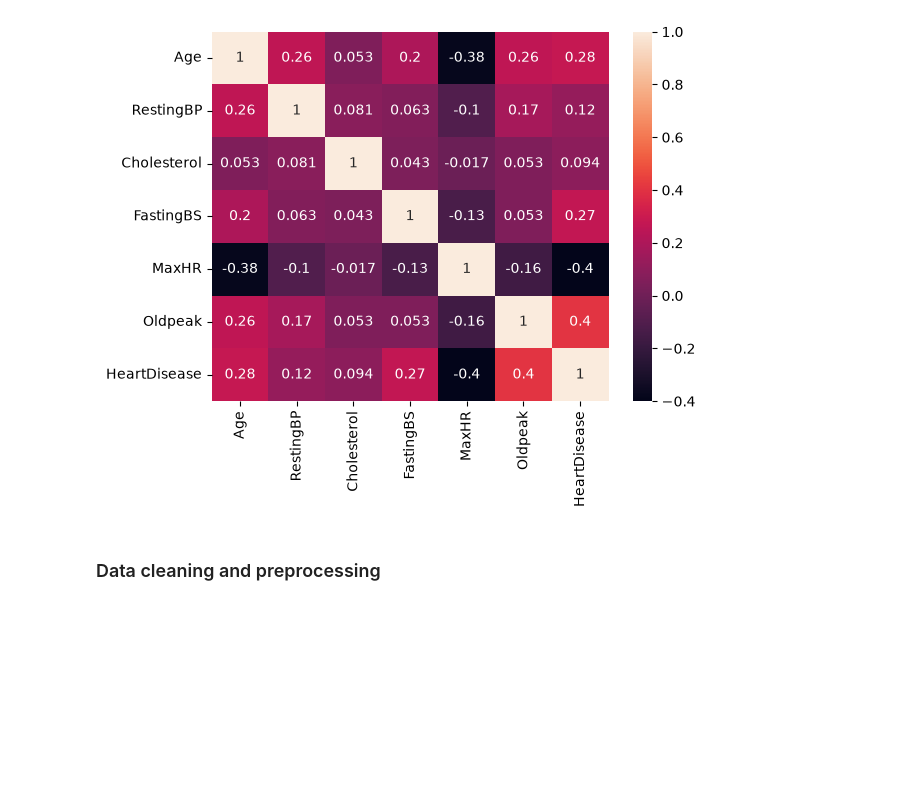
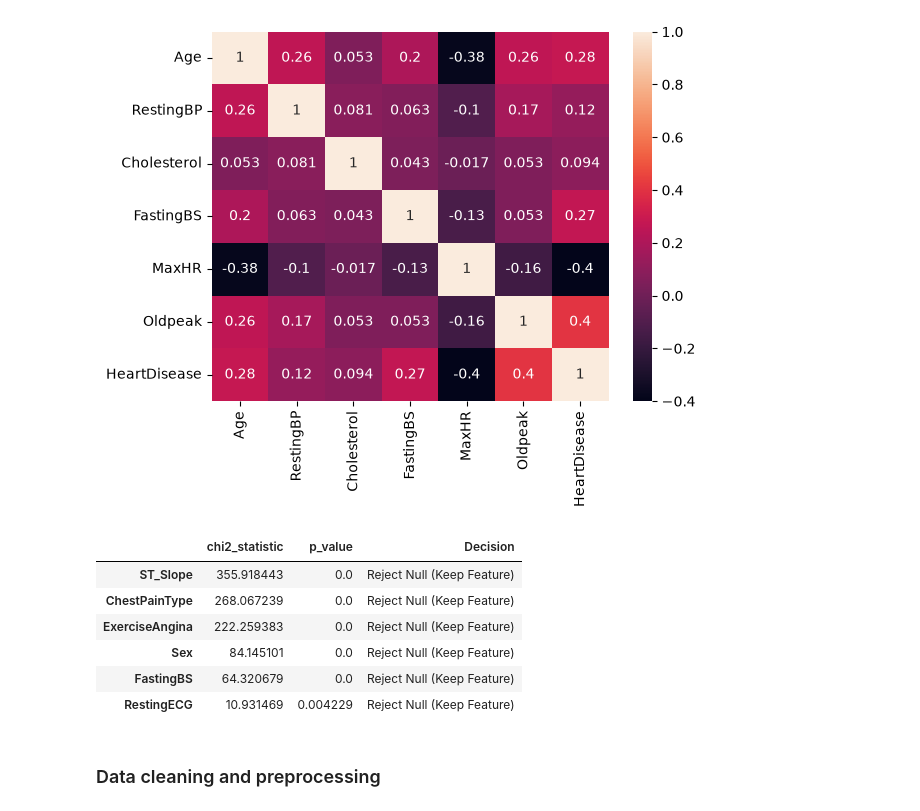
Before and after one commit to 0xshariq/machine-learning, a Jupyter notebook: src/machine_learning/part_1/heart.ipynb, the cells around one changed output. Saved outputs shown, nothing was run; the diff lists cells and outputs as text; code cells hidden in the pictures; blank space fills up the shorter version.

```diff
--- a/src/machine_learning/part_1/heart.ipynb
+++ b/src/machine_learning/part_1/heart.ipynb
@@ -248,6 +248,53 @@ sns.heatmap(df.corr(numeric_only=True),annot=True)
 # %% [output]
 <Axes: >
 [figure]
+# %%
+# Categorical features to test against the target
+cat_features = [
+    'Sex',
+    'ChestPainType',
+    'FastingBS',
+    'RestingECG',
+    'ExerciseAngina',
+    'ST_Slope'
+]
+
+alpha = 0.05
+
+chi2_results = {}
+
+for col in cat_features:
+    contingency = pd.crosstab(
+        df[col],
+        df['HeartDisease']
+    )
+
+    chi2_stat, p_val, _, _ = chi2_contingency(contingency)
+
+    decision = (
+        'Reject Null (Keep Feature)'
+        if p_val < alpha
+        else 'Accept Null (Drop Feature)'
+    )
+
+    chi2_results[col] = {
+        'chi2_statistic': chi2_stat,
+        'p_value': p_val,
+        'Decision': decision
+    }
+
+chi2_df = pd.DataFrame(chi2_results).T
+chi2_df = chi2_df.sort_values(by='p_value')
+
+chi2_df
+# %% [output]
+|  | chi2_statistic | p_value | Decision |
+| ST_Slope | 355.918443 | 0.0 | Reject Null (Keep Feature) |
+| ChestPainType | 268.067239 | 0.0 | Reject Null (Keep Feature) |
+| ExerciseAngina | 222.259383 | 0.0 | Reject Null (Keep Feature) |
+| Sex | 84.145101 | 0.0 | Reject Null (Keep Feature) |
+| FastingBS | 64.320679 | 0.0 | Reject Null (Keep Feature) |
+| RestingECG | 10.931469 | 0.004229 | Reject Null (Keep Feature) |
 # %% [markdown]
 ### Data cleaning and preprocessing
 # %%
```
Also changed, not shown: parts of 4 cells of this notebook, 2 other files.
